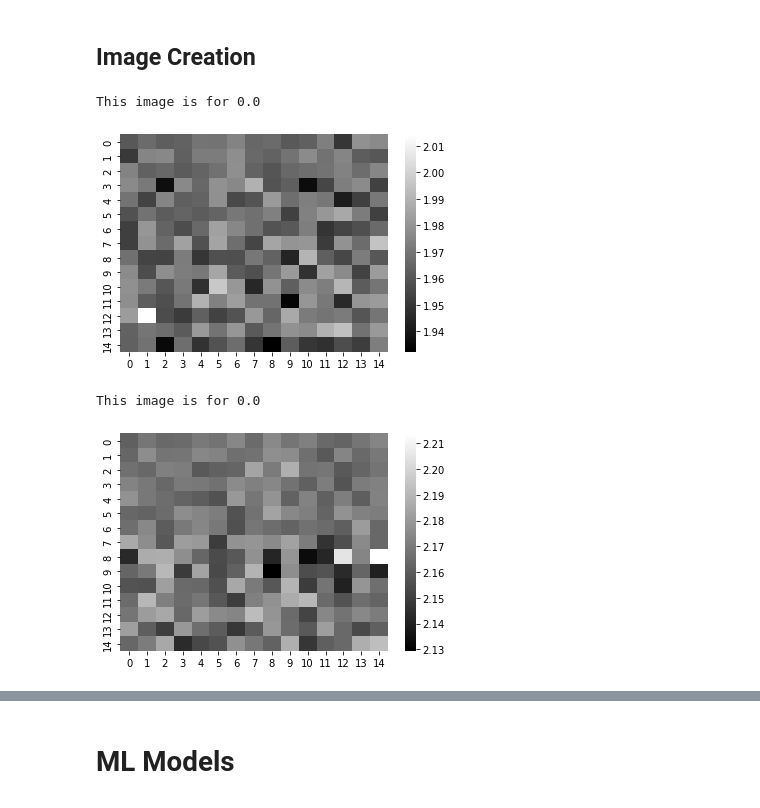
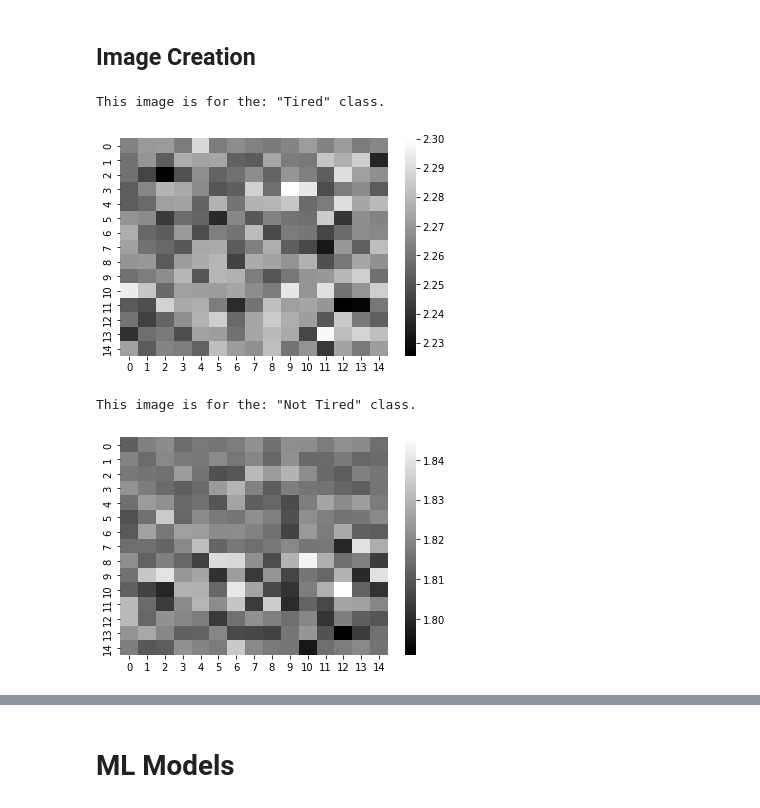
Before and after one commit to musahabib/WorkerFatigue_EEG_ML, a Jupyter notebook: Notebook.ipynb, the cells around one changed output, grey strips where cells are left out. Saved outputs shown, nothing was run; the diff lists cells and outputs as text; code cells hidden in the pictures.

```diff
--- a/Notebook.ipynb
+++ b/Notebook.ipynb
@@ -577,15 +552,15 @@ all_images  = np.array(all_images).reshape(338,15,15,1)
 # %%
 #first row of data
 sns.heatmap(gen_images(Z)[0], cmap='gray');
-print(f'This image is for {y[0]}')
+print(f'This image is for the: \"{y_labeled[0]}\" class.')
 # %% [output]
-This image is for 0.0
+This image is for the: "Tired" class.
-[figure, old version]
+[figure, new version]
 # %%
 #nth row of data
-n=112
+n=113
 sns.heatmap(gen_images(Z)[n], cmap='gray');
-print(f'This image is for {y[n]}')
+print(f'This image is for the: \"{y_labeled[n]}\" class.')
 # %% [output]
-This image is for 0.0
+This image is for the: "Not Tired" class.
-[figure, old version]
+[figure, new version]
```
Also changed, not shown: parts of 45 cells of this notebook.
